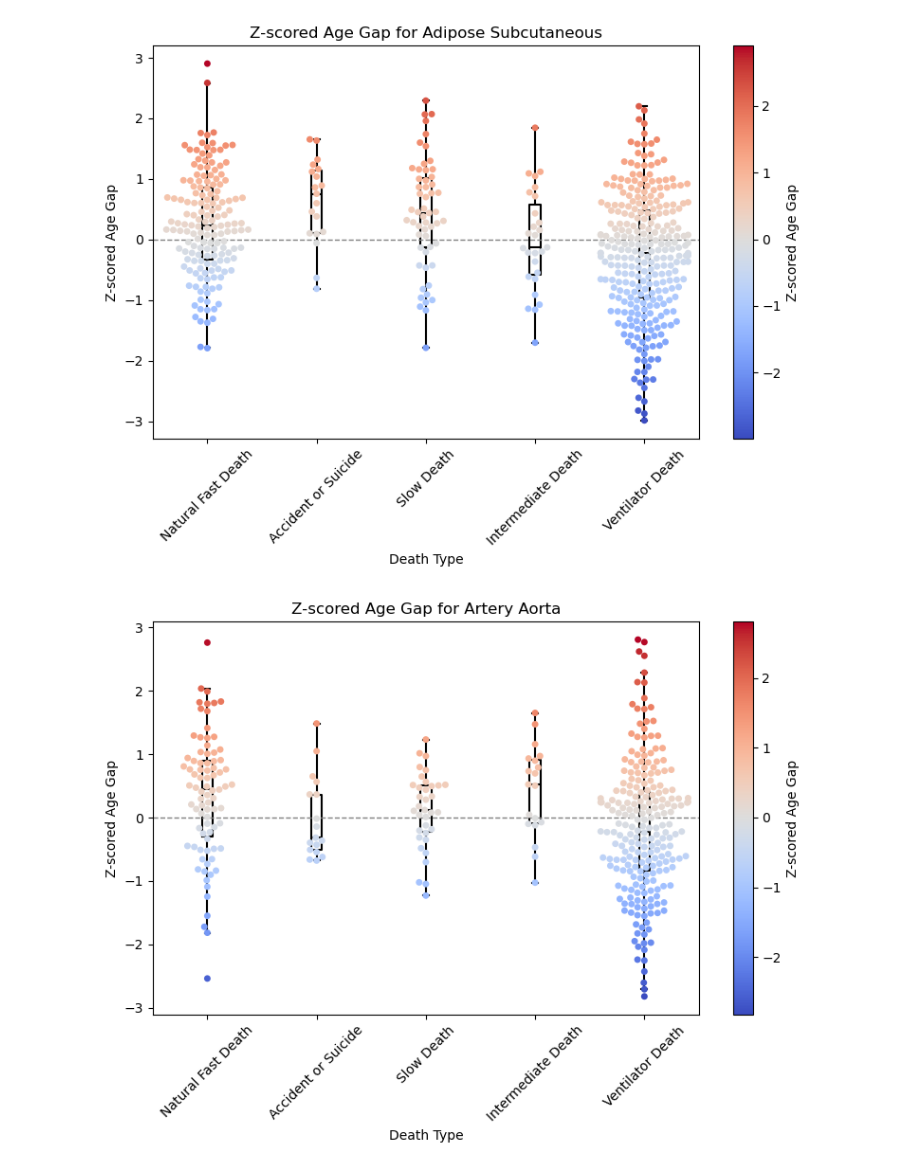
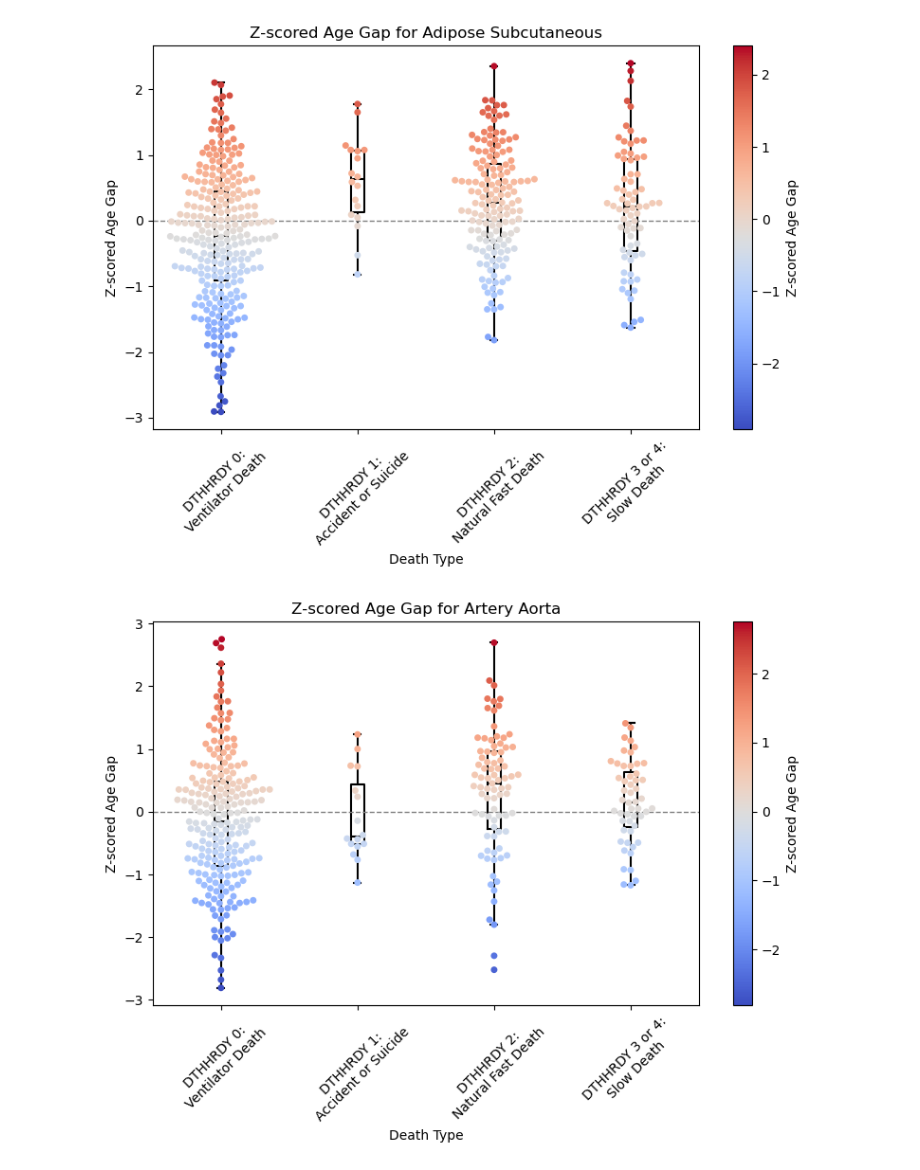
Before and after one commit to MubasshiraMusarrat/Orange, a Jupyter notebook: agegap_zscore_vs_DTHHRDY_plots/z_score_vs_DTHRDY.ipynb, the cells around one changed output. Saved outputs shown, nothing was run; the diff lists cells and outputs as text; code cells hidden in the pictures.

```diff
--- a/agegap_zscore_vs_DTHHRDY_plots/z_score_vs_DTHRDY.ipynb
+++ b/agegap_zscore_vs_DTHHRDY_plots/z_score_vs_DTHRDY.ipynb
@@ -6,14 +6,15 @@ import numpy as np
 # %%
 data = pd.read_csv('agegap_zscores.tsv', sep='\t')
 death_types = {
-    0.0: "Ventilator Death",
-    1.0: "Accident or Suicide",
-    2.0: "Natural Fast Death",
-    3.0: "Intermediate Death",
-    4.0: "Slow Death"
+    0: "DTHHRDY 0:\nVentilator Death",
+    1: "DTHHRDY 1:\nAccident or Suicide",
+    2: "DTHHRDY 2:\nNatural Fast Death",
+    3: "DTHHRDY 3 or 4:\nSlow Death"
 }
-data['DTHHRDY'] = data['DTHHRDY'].map(death_types)
-organs = ["adipose_subcutaneous","artery_aorta","artery_coronary","brain_cerebellum","brain_cortex","colon_sigmoid","heart_atrial_appendage","liver","lung","nerve_tibial","pancreas","skin_sun_exposed_lower_leg"]
+data['DTHHRDY'] = data['DTHHRDY'].replace({4: 3})
+organs = ["adipose_subcutaneous","artery_aorta","artery_coronary","brain_cerebellum","brain_cortex","colon_sigmoid","heart_atrial_appendage","liver","lung","nerve_tibial","pancreas","skin_sun_exposed_lower_leg","min","max"]
+unique_categories = sorted(data['DTHHRDY'].unique())
+x_labels = [f"{death_types[no]}" for no in unique_categories]
 # %%
 for organ in organs:
     plt.figure(figsize=(8, 6))
@@ -31,33 +32,33 @@ for organ in organs:
     )
 
     sns.boxplot(
         data=data,
         x='DTHHRDY',
         y=f"agegap_{organ}",
         width=0.1,
         color="black",
         showfliers=False,
         fill=False
     )
 
     plt.axhline(mean_zscore, color='gray', linestyle='--', linewidth=1)
 
     plt.title(f"Z-scored Age Gap for {organ.replace('_', ' ').title()}")
     plt.xlabel("Death Type")
     plt.ylabel("Z-scored Age Gap")
 
-    plt.xticks(rotation=45)
+    plt.xticks(ticks=range(len(x_labels)), labels=x_labels, rotation=45)
 
     norm = plt.Normalize(data[f"agegap_{organ}"].min(), data[f"agegap_{organ}"].max())
     sm = plt.cm.ScalarMappable(cmap="coolwarm", norm=norm)
     sm.set_array([])
     cbar = plt.colorbar(sm, ax=scatter.axes)
     cbar.set_label("Z-scored Age Gap")
 
     plt.tight_layout()
 
     plt.savefig(f"plots/z_scored_age_gap_{organ}.png")
     plt.show()
 # %% [output]
-[figure, old version]
+[figure, new version]
-[figure, old version]
+[figure, new version]
```
Also changed, not shown: parts of 1 cell of this notebook, 15 other files.
